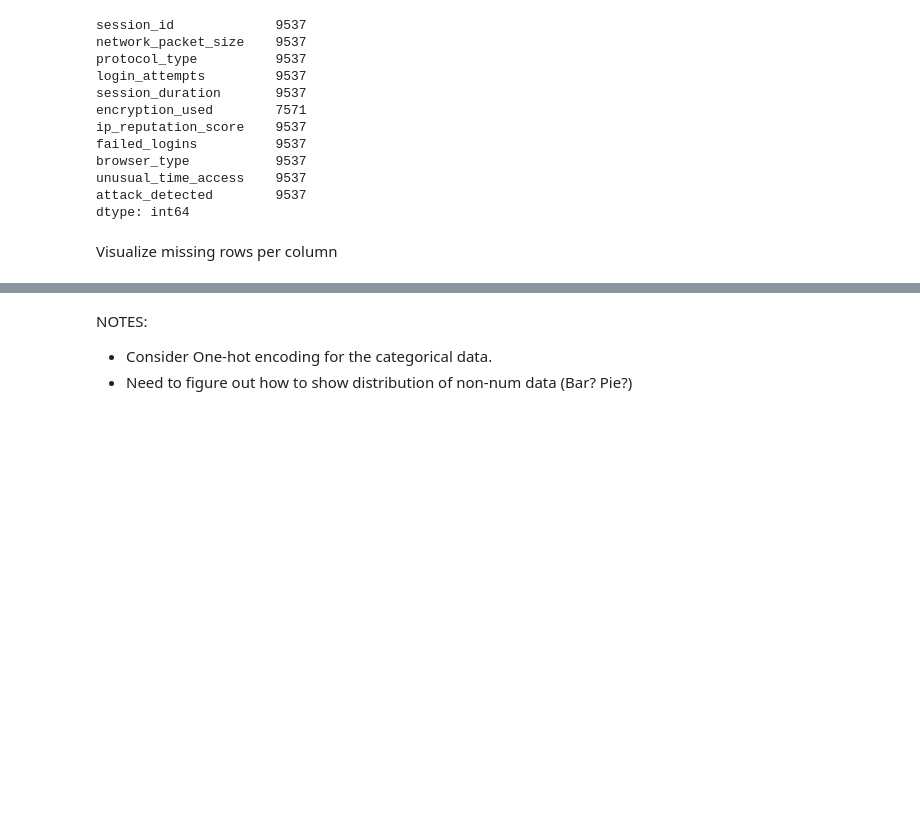
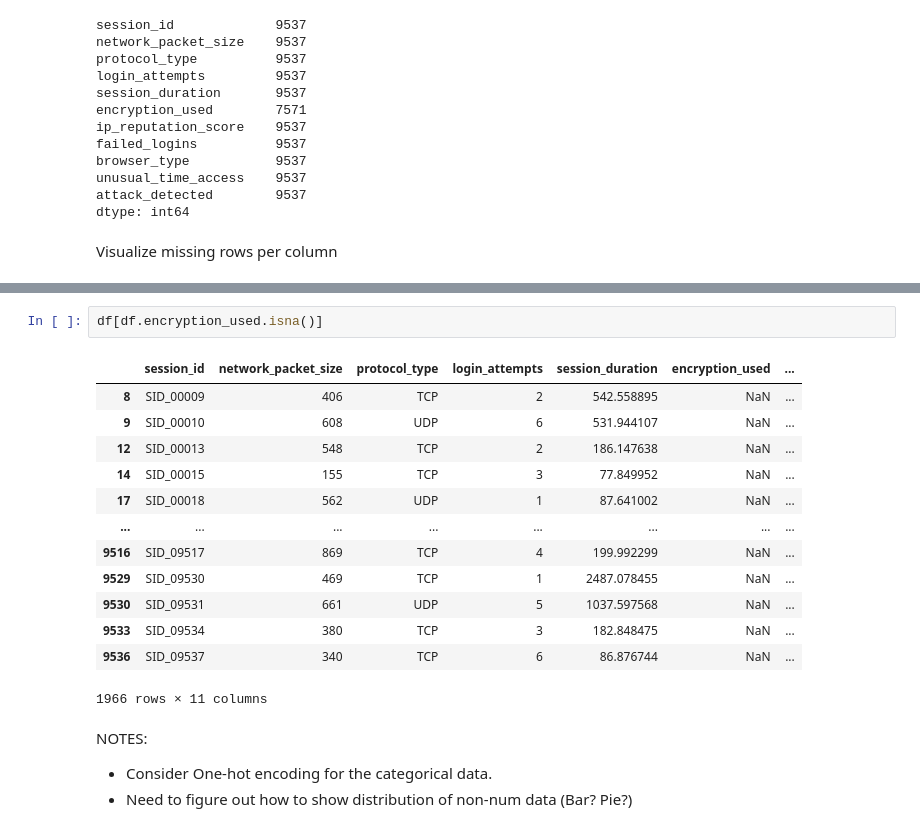
Before and after one commit to EddieSadat/cybsec, a Jupyter notebook: main.ipynb, the cells around one changed output, grey strips where cells are left out. Drawn from its saved outputs; the diff is of its cells as text; blank space fills up the shorter version.

```diff
--- a/main.ipynb
+++ b/main.ipynb
@@ -83,3 +124,19 @@ KeyError: "None of [Index(['browser_type'], dtype='object')] are in the [columns
+# %%
+df[df.encryption_used.isna()]
+# %% [output]
+|  | session_id | network_packet_size | protocol_type | login_attempts | session_duration | encryption_used | ... |
+| 8 | SID_00009 | 406 | TCP | 2 | 542.558895 | NaN | ... |
+| 9 | SID_00010 | 608 | UDP | 6 | 531.944107 | NaN | ... |
+| 12 | SID_00013 | 548 | TCP | 2 | 186.147638 | NaN | ... |
+| 14 | SID_00015 | 155 | TCP | 3 | 77.849952 | NaN | ... |
+| 17 | SID_00018 | 562 | UDP | 1 | 87.641002 | NaN | ... |
+| ... | ... | ... | ... | ... | ... | ... | ... |
+| 9516 | SID_09517 | 869 | TCP | 4 | 199.992299 | NaN | ... |
+| 9529 | SID_09530 | 469 | TCP | 1 | 2487.078455 | NaN | ... |
+| 9530 | SID_09531 | 661 | UDP | 5 | 1037.597568 | NaN | ... |
+| 9533 | SID_09534 | 380 | TCP | 3 | 182.848475 | NaN | ... |
+| 9536 | SID_09537 | 340 | TCP | 6 | 86.876744 | NaN | ... |
+1966 rows × 11 columns
 # %% [markdown]
 NOTES:
 - Consider One-hot encoding for the categorical data.
```
Also changed, not shown: parts of 9 cells of this notebook.
